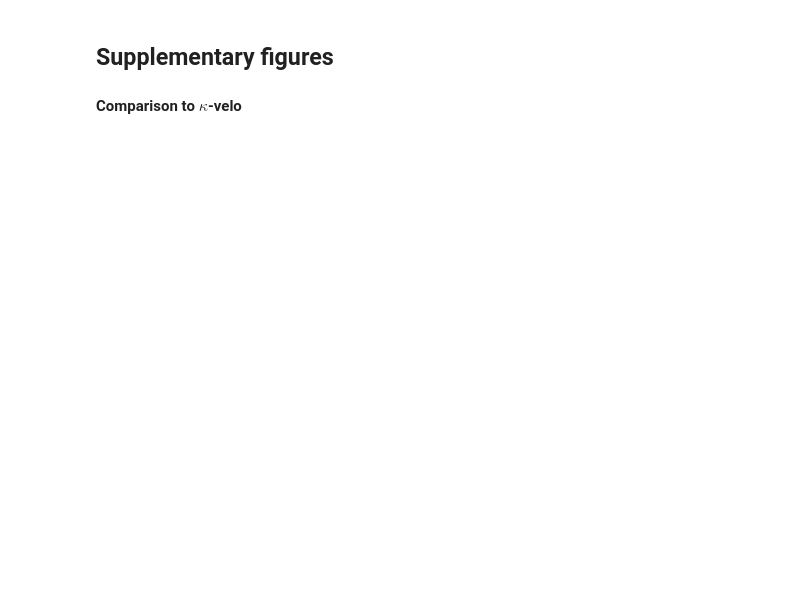
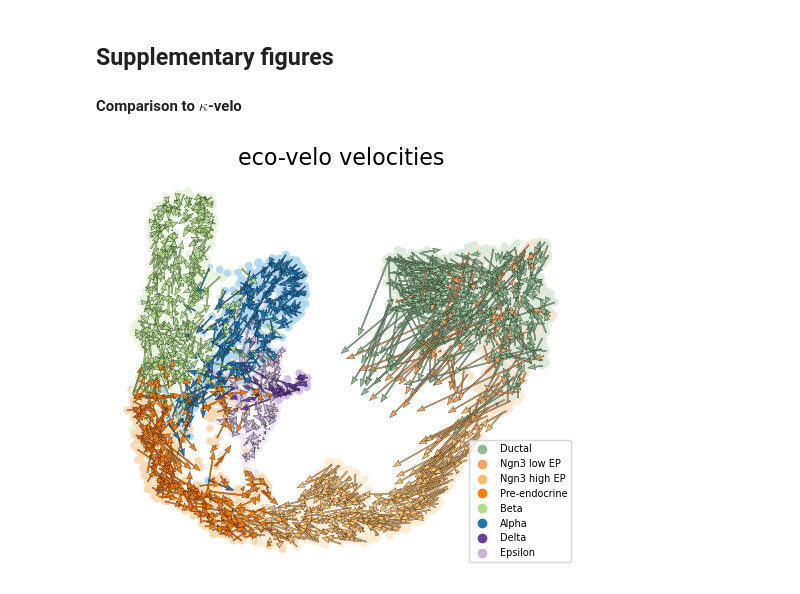
Before and after one commit to bjbouman/cell-state-velocities, a Jupyter notebook: figures_notebooks/pancreas_eco-velo.ipynb, the cells around one changed output. Drawn from its saved outputs; the diff is of its cells as text; code cells hidden in the pictures; blank space fills up the shorter version.

```diff
--- a/figures_notebooks/pancreas_eco-velo.ipynb
+++ b/figures_notebooks/pancreas_eco-velo.ipynb
@@ -222,21 +234,23 @@ v/=np.nanstd(v)*1
 # %%
 umap_quiver_kwargs = {"scale": 1, "angles": "xy", "scale_units": "xy", "edgecolors": "k",
                       "linewidth": 0.2, "headlength": 7, "headwidth": 5, "headaxislength": 6}
 
 ### create UMAP plot (eco-velo visualisation)
 fig, ax = plt.subplots(1, 1, figsize=(5, 4.5))
 
 ax.scatter(UMAP_kappa_velo[:,0], UMAP_kappa_velo[:,1], s=20, c=light_color)
 ax.axis("off")
 ax.quiver(UMAP_kappa_velo[sub,0], UMAP_kappa_velo[sub,1], v[sub,0], v[sub,1], color=c[sub], **umap_quiver_kwargs)
 markers = [plt.Line2D([0,0],[0,0],color=color, marker='o', linestyle='') for color in color_dict.values()]
 plt.legend(markers, color_dict.keys(), numpoints=1, loc="lower right", fontsize=7)
 plt.title("eco-velo velocities", fontsize = 16)
 fig.tight_layout()
 
 # save figure
-save_path = "../figures/FigXX_UMAP_pancreas_eco-velo_kappa_UMAP.png"
+save_path = "../figures/pancreas/FigXX_UMAP_pancreas_eco-velo_kappa_UMAP.png"
 plt.savefig(save_path, dpi=300, transparent=True)
 
 plt.show()
+# %% [output]
+[figure, added]
 # %%
```
Also changed, not shown: parts of 12 cells of this notebook, 2 other files.
